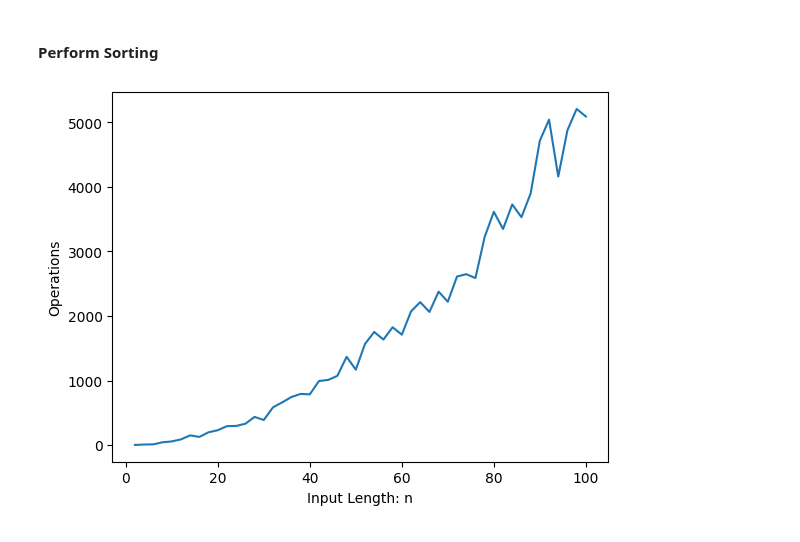
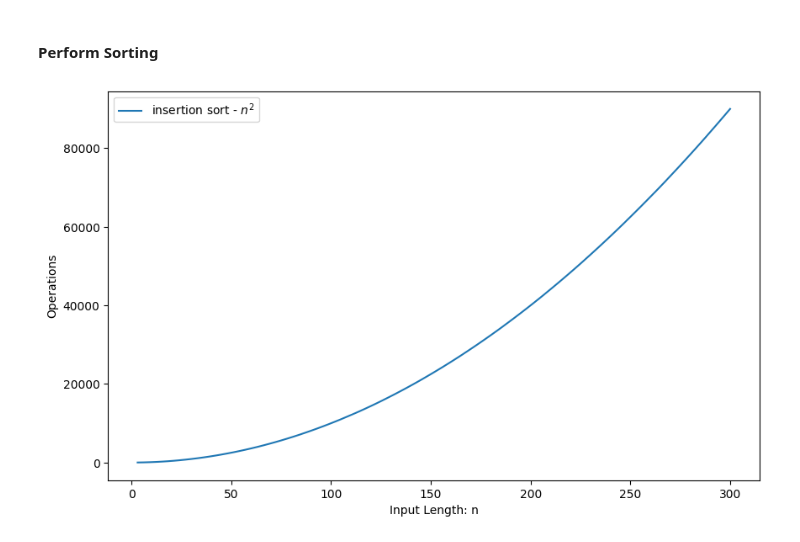
Before and after one commit to cecinuga/ComputationalComplexity, a Jupyter notebook: Sorting/analyzer.ipynb, the cells around one changed output. Saved outputs shown, nothing was run; the diff lists cells and outputs as text; code cells hidden in the pictures.

```diff
--- a/Sorting/analyzer.ipynb
+++ b/Sorting/analyzer.ipynb
@@ -12,11 +12,11 @@ from ca_types import ComplexityAnalizerList
 #### test_case_length are the input list length
 #### test_case are ComplexityAnalizerList instance, it permit to count operations
 # %%
-n_test_case = 50
-test_case_lengths = [ test_case*2 for test_case in range(1, n_test_case+1) ]
+n_test_case = 100
+test_case_lengths = [ test_case*3 for test_case in range(1, n_test_case+1) ]
 test_cases = [
     ComplexityAnalizerList(
-        [random.randrange(-100, 100) for _ in range(test_case_lengths[i])]
+        [i for i in range(test_case_lengths[i], 0, -1)]
     ) for i in range(n_test_case)
 ]
 # %% [markdown]
@@ -27,12 +29,14 @@ for test_case in test_cases:
-# %%
-
-for test_case in test_cases:
-    insertion_sort(test_case)
 # %%
-
+plt.figure(figsize=(10, 6))
 plt.ylabel('Operations')
 plt.xlabel('Input Length: n')
-plt.plot([ i for i in test_case_lengths ], [ test_case.read_counter for test_case in test_cases ])
+plt.plot(
+    [ i for i in test_case_lengths ],
+    [ test_case.read_counter for test_case in test_cases ],
+    label=r'insertion sort -{0}'.format(r'$\ n^2$')
+)
+plt.legend()
+plt.savefig('source/sorting_complexity.png')
 plt.show()
 # %% [output]
-[figure, old version]
+[figure, new version]
```
Also changed, not shown: parts of 1 cell of this notebook, 2 other files.
